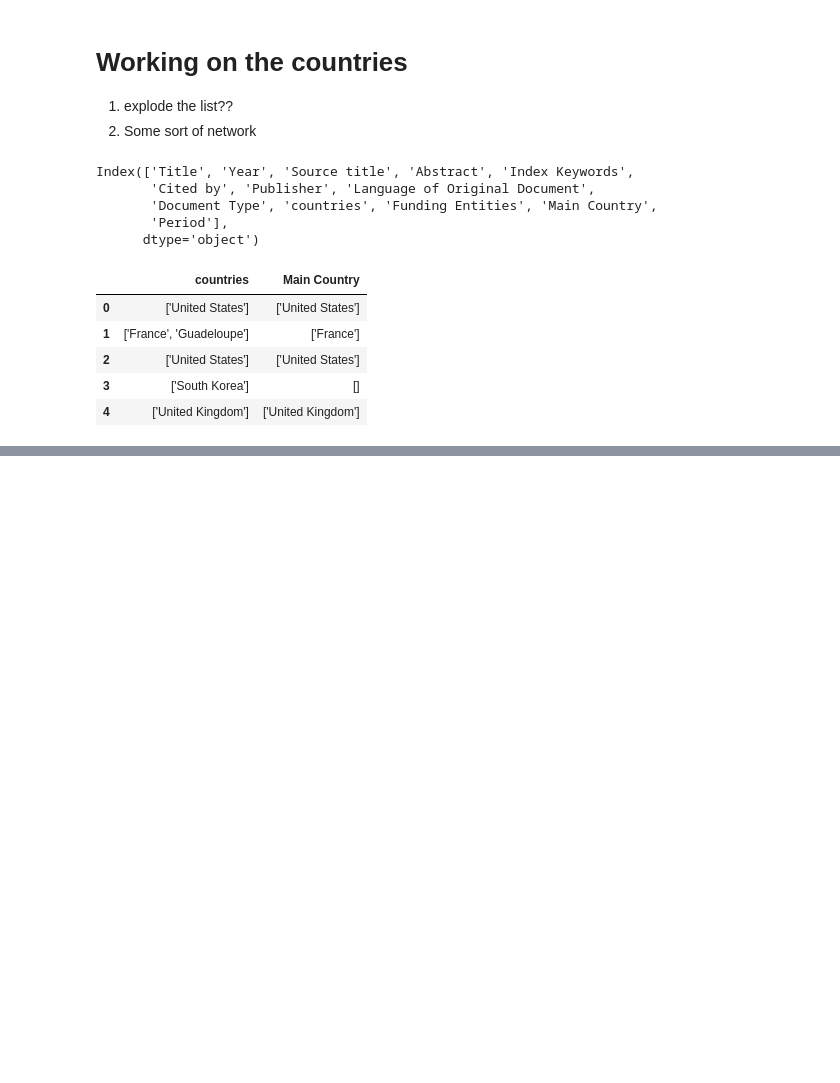
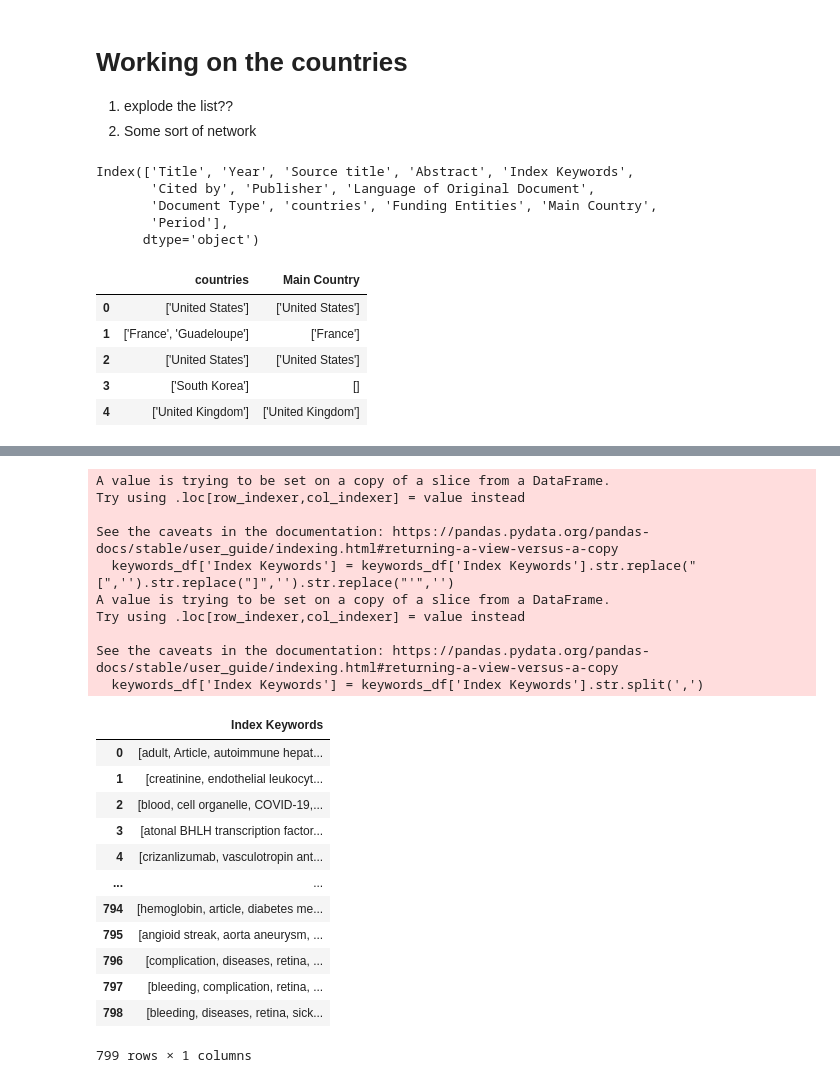
Before and after one commit to msherrif04/OphthoViz, a Jupyter notebook: notebooks/data_wrangling_02.ipynb, the cells around one changed output, grey strips where cells are left out. Drawn from its saved outputs; the diff is of its cells as text; code cells hidden in the pictures; blank space fills up the shorter version.

Commit message:
data_processing

```diff
--- a/notebooks/data_wrangling_02.ipynb
+++ b/notebooks/data_wrangling_02.ipynb
@@ -86,3 +97,3 @@ decade_df.head()
 # %%
-decade_df.drop('PERIOD', axis=1, inplace=True)
-decade_df.head()
+# decade_df.drop('PERIOD', axis=1, inplace=True)
+# decade_df.head()
@@ -168,0 +228,3 @@ print(len([i for i in country_df['Main Country'] if len(i) == 0])
+# %%
+data['Cited by'].fillna(0, inplace=True)
+data['Cited by'].value_counts()
@@ -168,0 +247,4 @@ print(len([i for i in country_df['Main Country'] if len(i) == 0])
+# %%
+cols = ['Index Keywords']
+keywords_df = data[cols]
+keywords_df.head()
@@ -168,0 +279,30 @@ print(len([i for i in country_df['Main Country'] if len(i) == 0])
+# %%
+#turn them into lists so we can access each keyword easily
+# remove the ['']
+keywords_df['Index Keywords'] = keywords_df['Index Keywords'].str.replace("[",'').str.replace("]",'').str.replace("'",'')
+keywords_df['Index Keywords'] = keywords_df['Index Keywords'].str.split(',')
+keywords_df
+# %% [output]
+A value is trying to be set on a copy of a slice from a DataFrame.
+Try using .loc[row_indexer,col_indexer] = value instead
+
+See the caveats in the documentation: https://pandas.pydata.org/pandas-docs/stable/user_guide/indexing.html#returning-a-view-versus-a-copy
+  keywords_df['Index Keywords'] = keywords_df['Index Keywords'].str.replace("[",'').str.replace("]",'').str.replace("'",'')
+A value is trying to be set on a copy of a slice from a DataFrame.
+Try using .loc[row_indexer,col_indexer] = value instead
+
+See the caveats in the documentation: https://pandas.pydata.org/pandas-docs/stable/user_guide/indexing.html#returning-a-view-versus-a-copy
+  keywords_df['Index Keywords'] = keywords_df['Index Keywords'].str.split(',')
+|  | Index Keywords |
+| 0 | [adult, Article, autoimmune hepat... |
+| 1 | [creatinine, endothelial leukocyt... |
+| 2 | [blood, cell organelle, COVID-19,... |
+| 3 | [atonal BHLH transcription factor... |
+| 4 | [crizanlizumab, vasculotropin ant... |
+| ... | ... |
+| 794 | [hemoglobin, article, diabetes me... |
+| 795 | [angioid streak, aorta aneurysm, ... |
+| 796 | [complication, diseases, retina, ... |
+| 797 | [bleeding, complication, retina, ... |
+| 798 | [bleeding, diseases, retina, sick... |
+799 rows × 1 columns
```
Also changed, not shown: parts of 19 cells of this notebook, 9 other files.
